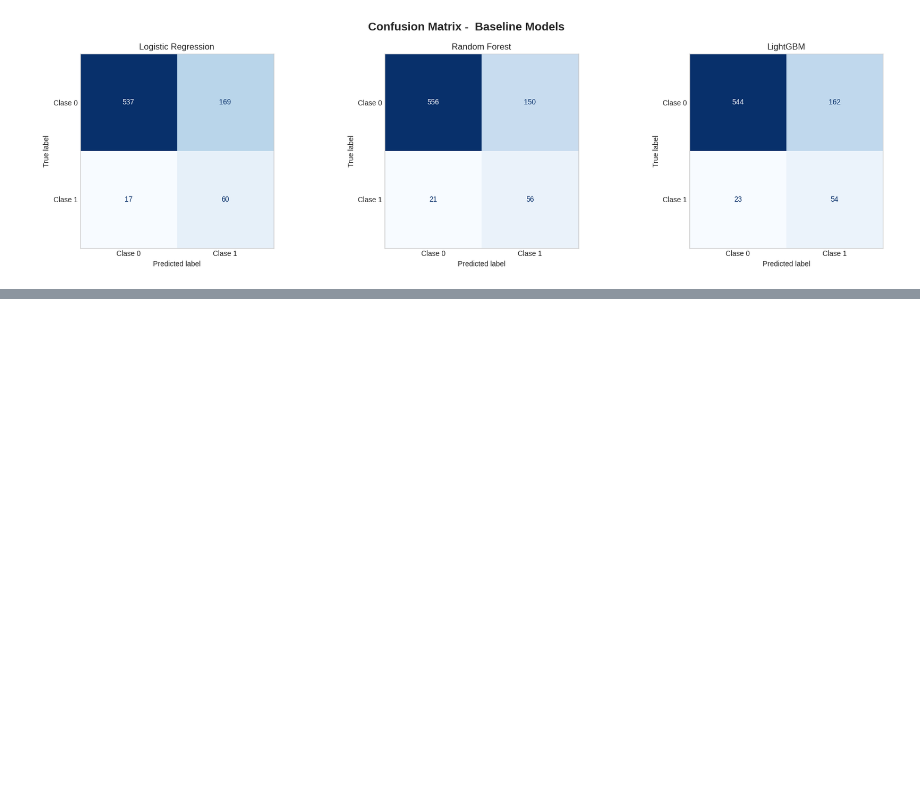
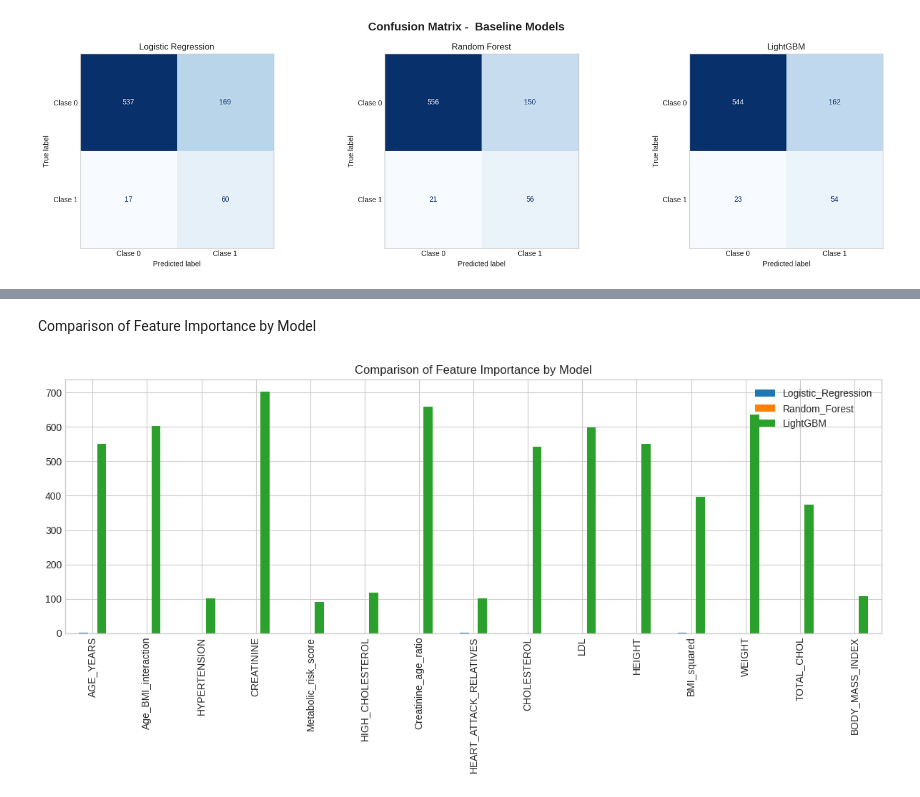
Before and after one commit to FrancoPalavicinoG/cellia, a Jupyter notebook: notebooks/06_baseline_model_predictions.ipynb, the cells around one changed output, grey strips where cells are left out. Cells and saved outputs as stored; diff of their text form; code cells hidden in the pictures; blank space fills up the shorter version.

```diff
--- a/notebooks/06_baseline_model_predictions.ipynb
+++ b/notebooks/06_baseline_model_predictions.ipynb
@@ -121,0 +240,18 @@ plt.show()
+# %% [markdown]
+Comparison of Feature Importance by Model
+# %%
+feature_importances = {}
+
+for name, model in loaded_models.items():
+    if hasattr(model, "feature_importances_"):  # RF, LGBM
+        feature_importances[name] = model.feature_importances_
+    elif hasattr(model, "coef_"):  # Logistic Regression
+        feature_importances[name] = np.abs(model.coef_[0])
+
+fi_df = pd.DataFrame(feature_importances, index=X_train.columns)
+fi_df.plot.bar(figsize=(12,6))
+plt.title("Comparison of Feature Importance by Model")
+plt.tight_layout()
+plt.show()
+# %% [output]
+[figure, added]
```
Also changed, not shown: parts of 8 cells of this notebook.
